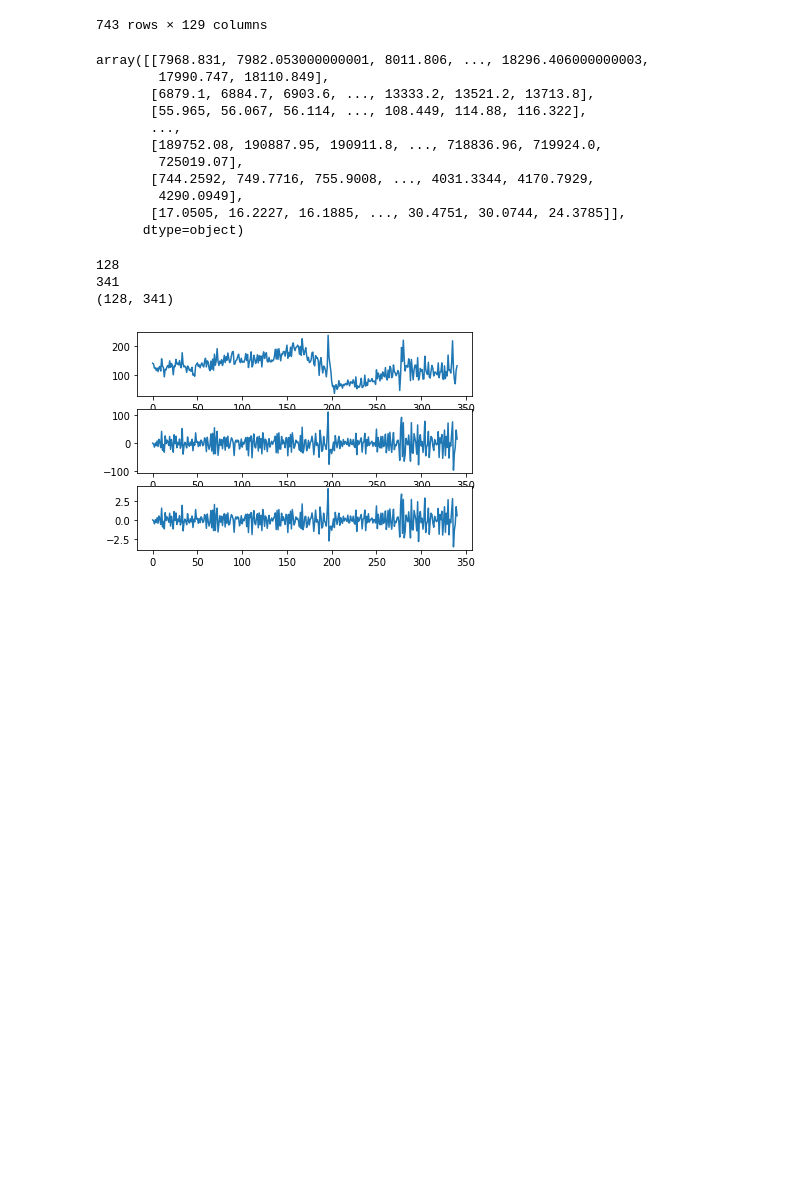
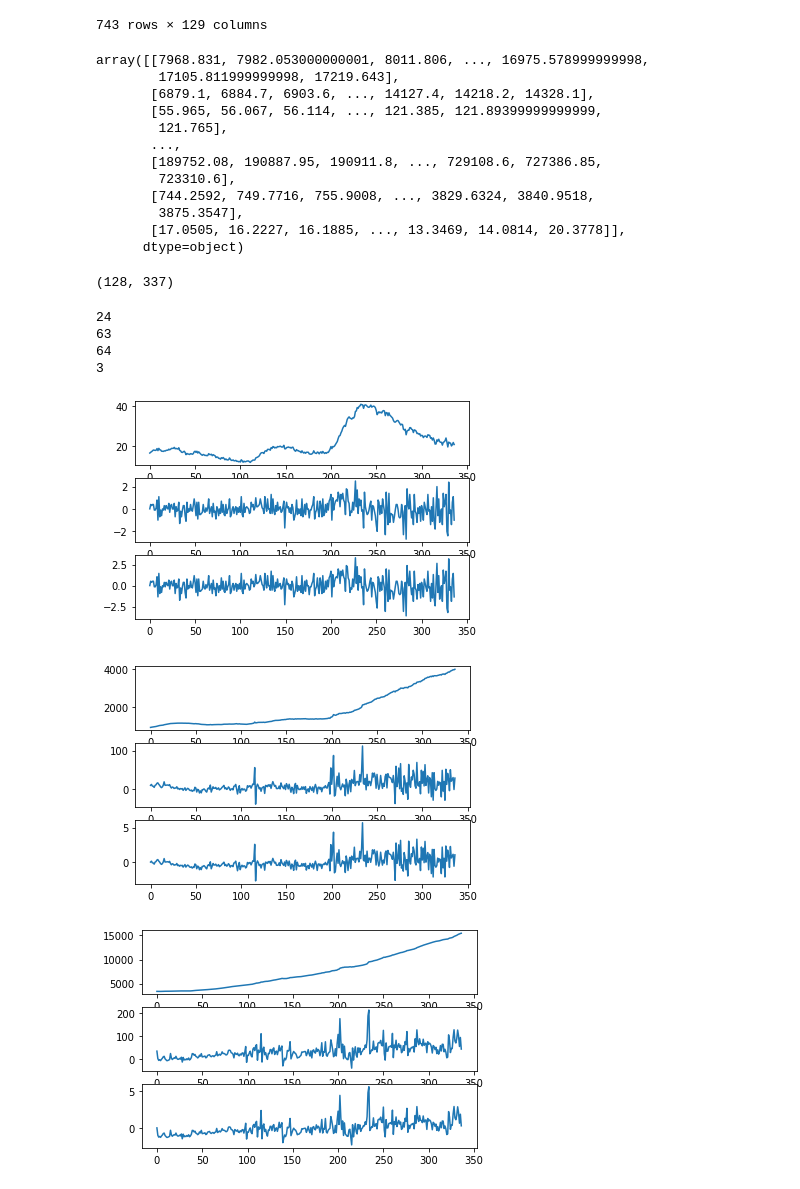
Before and after one commit to gituxedo/stat198finalproject, a Jupyter notebook: Final-Project.ipynb, the cells around one changed output. Cells and saved outputs as stored; diff of their text form; code cells hidden in the pictures; blank space fills up the shorter version.

```diff
--- a/Final-Project.ipynb
+++ b/Final-Project.ipynb
@@ -34,6 +34,8 @@ df
 # drop any column that has a nan value
 # fred = df[252:-2].dropna()
 fred = df[1:].dropna()
+# it turns out coronavirus is causing a huge number of outliers in our data, so we will drop the months after march 2020
+fred = fred[:-4]
 
 # transform it into an numpy ndarray, and set aside the dates
 fred = fred.to_numpy().T
@@ -41,16 +43,17 @@ months = fred[0]
 fred = np.delete(fred, 0, 0)
 fred
 # %% [output]
-array([[7968.831, 7982.053000000001, 8011.806, ..., 18296.406000000003,
-        17990.747, 18110.849],
-       [6879.1, 6884.7, 6903.6, ..., 13333.2, 13521.2, 13713.8],
-       [55.965, 56.067, 56.114, ..., 108.449, 114.88, 116.322],
+array([[7968.831, 7982.053000000001, 8011.806, ..., 16975.578999999998,
+        17105.811999999998, 17219.643],
+       [6879.1, 6884.7, 6903.6, ..., 14127.4, 14218.2, 14328.1],
+       [55.965, 56.067, 56.114, ..., 121.385, 121.89399999999999,
+        121.765],
        ...,
-       [189752.08, 190887.95, 190911.8, ..., 718836.96, 719924.0,
-        725019.07],
-       [744.2592, 749.7716, 755.9008, ..., 4031.3344, 4170.7929,
-        4290.0949],
-       [17.0505, 16.2227, 16.1885, ..., 30.4751, 30.0744, 24.3785]],
+       [189752.08, 190887.95, 190911.8, ..., 729108.6, 727386.85,
+        723310.6],
+       [744.2592, 749.7716, 755.9008, ..., 3829.6324, 3840.9518,
+        3875.3547],
+       [17.0505, 16.2227, 16.1885, ..., 13.3469, 14.0814, 20.3778]],
       dtype=object)
 # %%
 # difference the non-stationary series to stationarity
@@ -64,8 +67,7 @@ def non_stationary(timeseries):
     return test_statistic > crit_value
 
 stationary_fred = fred.copy()
-print(len(stationary_fred))
-print(len(stationary_fred[0]))
+print(stationary_fred.shape)
 for i in range(len(stationary_fred)):
     if non_stationary(stationary_fred[i]):
         diffs = []
@@ -73,9 +75,5 @@ for i in range(len(stationary_fred)):
             diffs.append(stationary_fred[i][j] - stationary_fred[i][j-1])
         diffs.insert(0, np.mean(diffs))
         stationary_fred[i] = diffs
-
-print(stationary_fred.shape)
 # %% [output]
-128
-341
-(128, 341)
+(128, 337)
@@ -93,6 +83,13 @@ def center(series):
     zero_mean = series - np.mean(series)
     unit_variance = zero_mean / (np.std(series))
     return unit_variance
+# %%
+whitened_fred = np.empty(shape=(0,0))
+for col in stationary_fred:
+    # don't apply this to malformed columns, i.e. columns with nan or non-floats
+    if not isinstance(col[0], str):
+        whitened_fred = np.append(whitened_fred, center(col))
+whitened_fred = whitened_fred.reshape(stationary_fred.shape)
 # %%
 # test
 # for col in whitened_fred:
@@ -100,10 +97,23 @@ def center(series):
 # %%
 def plotter(index):
     fig, axs = plt.subplots(3)
     fig.figsize = [6.4, 9.6]
     axs[0].plot(fred[index])
     axs[1].plot(stationary_fred[index])
     axs[2].plot(whitened_fred[index])
-plotter(48)
+# plotter(48)
+count = 0
+for i in range(len(whitened_fred)):
+    if non_stationary(whitened_fred[i]):
+        count += 1
+        print(i)
+        plotter(i)
+print(count)
 # %% [output]
+24
+63
+64
+3
-[figure, old version]
+[figure, new version]
+[figure, added]
+[figure, added]
```
Also changed, not shown: parts of 2 cells of this notebook.
